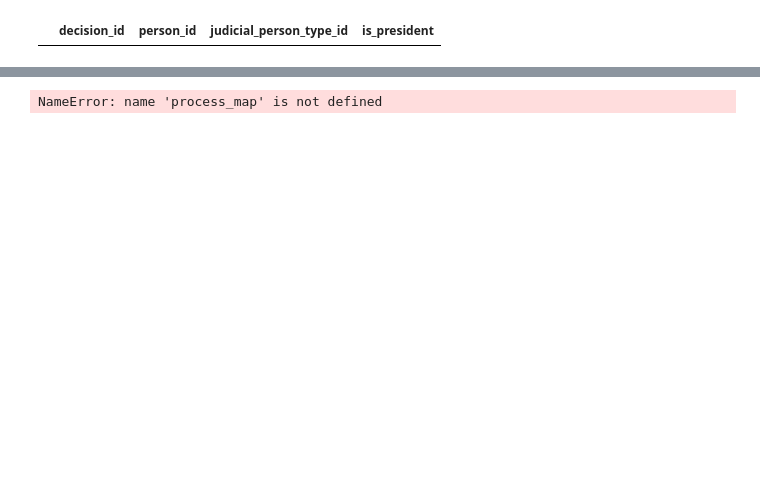
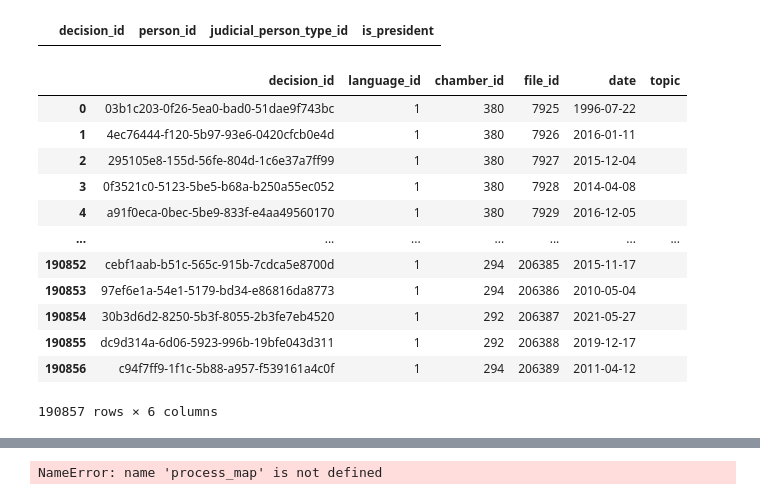
Before and after one commit to JoelNiklaus/SwissCourtRulingCorpus, a Jupyter notebook: test.ipynb, the cells around one changed output, grey strips where cells are left out. Cells and saved outputs as stored; diff of their text form; code cells hidden in the pictures; blank space fills up the shorter version.

```diff
--- a/test.ipynb
+++ b/test.ipynb
@@ -192,6 +162,29 @@ df_list = list(df_iterator)
 df_list[0]
 # %% [output]
 |  | decision_id | person_id | judicial_person_type_id | is_president |
+# %%
+sql_query = 'SELECT * FROM decision'
+df_iterator1 = pd.read_sql(sql_query,get_engine().connect())
+
+df_list = list(df_iterator1)
+df_list[0]
+len(df_iterator1), len(df_list[0])
+
+df_iterator1
+# %% [output]
+|  | decision_id | language_id | chamber_id | file_id | date | topic |
+| 0 | 03b1c203-0f26-5ea0-bad0-51dae9f743bc | 1 | 380 | 7925 | 1996-07-22 |  |
+| 1 | 4ec76444-f120-5b97-93e6-0420cfcb0e4d | 1 | 380 | 7926 | 2016-01-11 |  |
+| 2 | 295105e8-155d-56fe-804d-1c6e37a7ff99 | 1 | 380 | 7927 | 2015-12-04 |  |
+| 3 | 0f3521c0-5123-5be5-b68a-b250a55ec052 | 1 | 380 | 7928 | 2014-04-08 |  |
+| 4 | a91f0eca-0bec-5be9-833f-e4aa49560170 | 1 | 380 | 7929 | 2016-12-05 |  |
+| ... | ... | ... | ... | ... | ... | ... |
+| 190852 | cebf1aab-b51c-565c-915b-7cdca5e8700d | 1 | 294 | 206385 | 2015-11-17 |  |
+| 190853 | 97ef6e1a-54e1-5179-bd34-e86816da8773 | 1 | 294 | 206386 | 2010-05-04 |  |
+| 190854 | 30b3d6d2-8250-5b3f-8055-2b3fe7eb4520 | 1 | 292 | 206387 | 2021-05-27 |  |
+| 190855 | dc9d314a-6d06-5923-996b-19bfe043d311 | 1 | 292 | 206388 | 2019-12-17 |  |
+| 190856 | c94f7ff9-1f1c-5b88-a957-f539161a4c0f | 1 | 294 | 206389 | 2011-04-12 |  |
+190857 rows × 6 columns
 # %%
 sql_query = 'SELECT * FROM file'
 df_iterator = pd.read_sql(sql_query,get_engine().connect())
```
Also changed, not shown: parts of 36 cells of this notebook, 25 other files.
